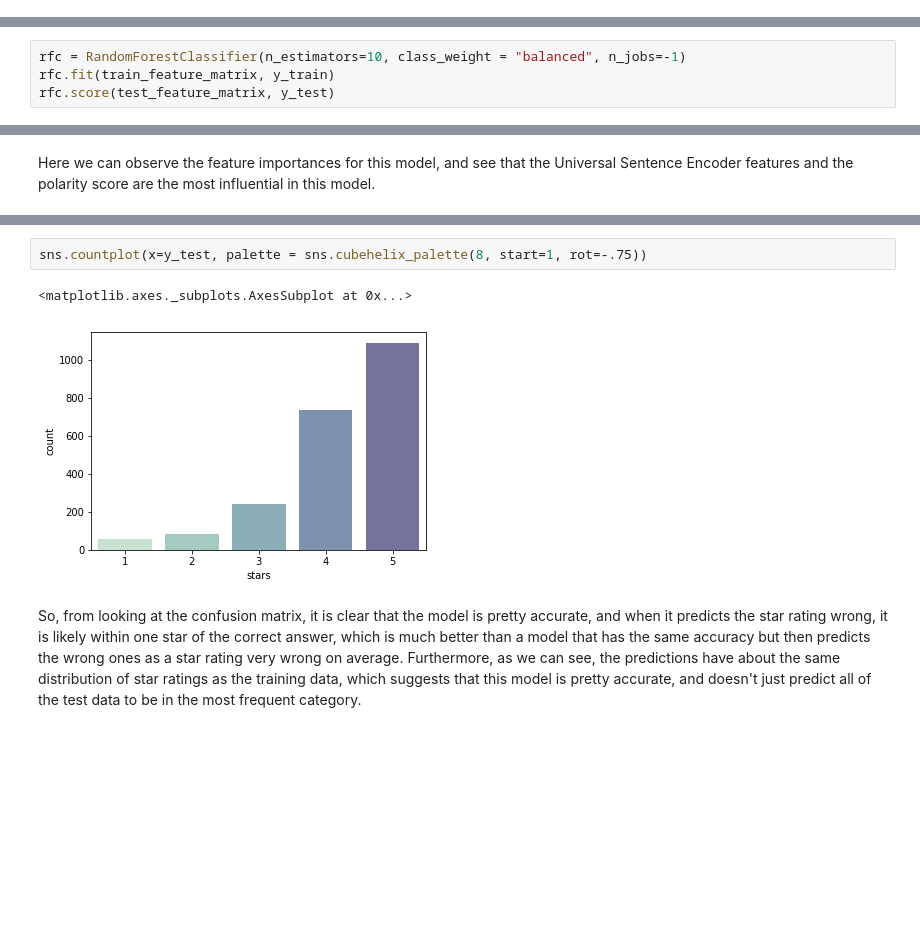
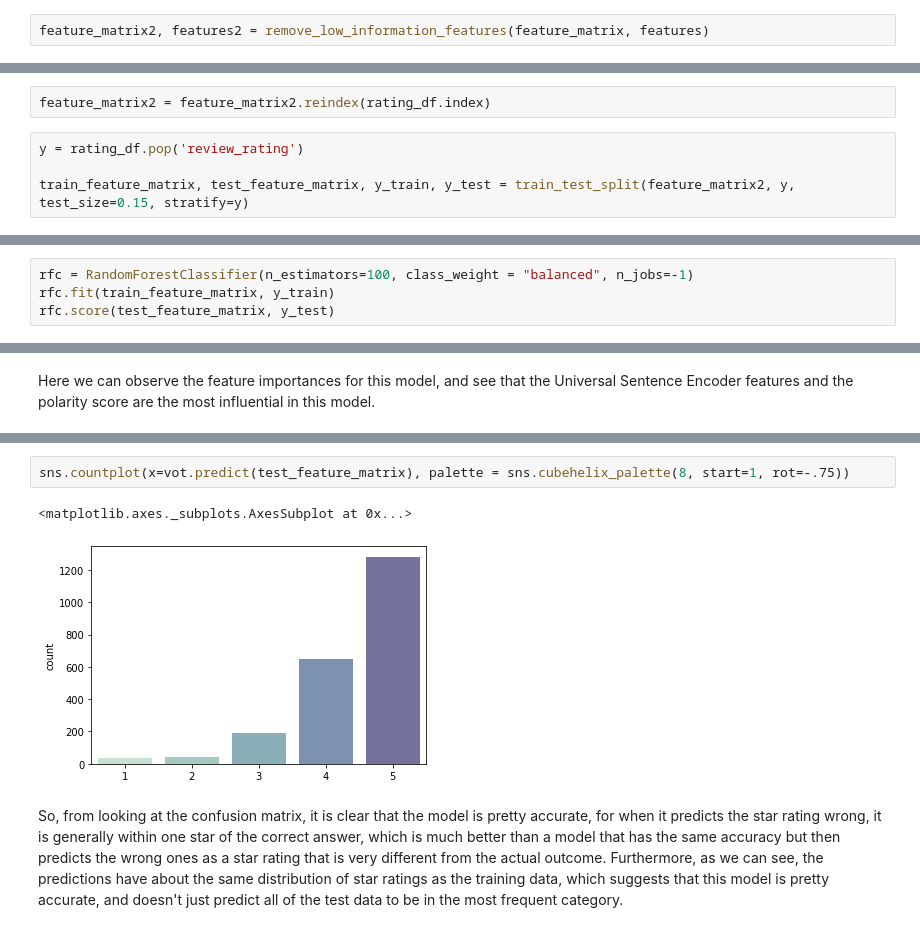
Before and after one commit to alteryx/predict-restaurant-rating, a Jupyter notebook: predict-restaurant-rating.ipynb, the cells around one changed output, grey strips where cells are left out. Saved outputs shown, nothing was run; the diff lists cells and outputs as text; blank space fills up the shorter version.

```diff
--- a/predict-restaurant-rating.ipynb
+++ b/predict-restaurant-rating.ipynb
@@ -341,0 +138,2 @@ test_feature_matrix = test_feature_matrix.reindex(y_test.index)
+# %%
+feature_matrix2, features2 = remove_low_information_features(feature_matrix, features)
@@ -342 +163,7 @@ test_feature_matrix = test_feature_matrix.reindex(y_test.index)
+# %%
+feature_matrix2 = feature_matrix2.reindex(rating_df.index)
+# %%
+y = rating_df.pop('review_rating')
+
+train_feature_matrix, test_feature_matrix, y_train, y_test = train_test_split(feature_matrix2, y, test_size=0.15, stratify=y)
 # %% [markdown]
@@ -357,5 +184,5 @@ hgbc.score(test_feature_matrix, y_test)
 # %%
-rfc = RandomForestClassifier(n_estimators=10, class_weight = "balanced", n_jobs=-1)
+rfc = RandomForestClassifier(n_estimators=100, class_weight = "balanced", n_jobs=-1)
 rfc.fit(train_feature_matrix, y_train)
 rfc.score(test_feature_matrix, y_test)
 # %% [output]
@@ -405,8 +270,8 @@ sns.countplot(x=y_train, palette = sns.cubehelix_palette(8, start=1, rot=-.75))
 # %%
-sns.countplot(x=y_test, palette = sns.cubehelix_palette(8, start=1, rot=-.75))
+sns.countplot(x=vot.predict(test_feature_matrix), palette = sns.cubehelix_palette(8, start=1, rot=-.75))
 # %% [output]
 <matplotlib.axes._subplots.AxesSubplot at 0x...>
-[figure, old version]
+[figure, new version]
 # %% [markdown]
-So, from looking at the confusion matrix, it is clear that the model is pretty accurate, and when it predicts the star rating wrong, it is likely within one star of the correct answer, which is much better than a model that has the same accuracy but then predicts the wrong ones as a star rating very wrong on average. Furthermore, as we can see, the predictions have about the same distribution of star ratings as the training data, which suggests that this model is pretty accurate, and doesn't just predict all of the test data to be in the most frequent category.
+So, from looking at the confusion matrix, it is clear that the model is pretty accurate, for when it predicts the star rating wrong, it is generally within one star of the correct answer, which is much better than a model that has the same accuracy but then predicts the wrong ones as a star rating that is very different from the actual outcome. Furthermore, as we can see, the predictions have about the same distribution of star ratings as the training data, which suggests that this model is pretty accurate, and doesn't just predict all of the test data to be in the most frequent category.
 # %% [markdown]
```
Also changed, not shown: parts of 41 cells of this notebook, 1 other file.
